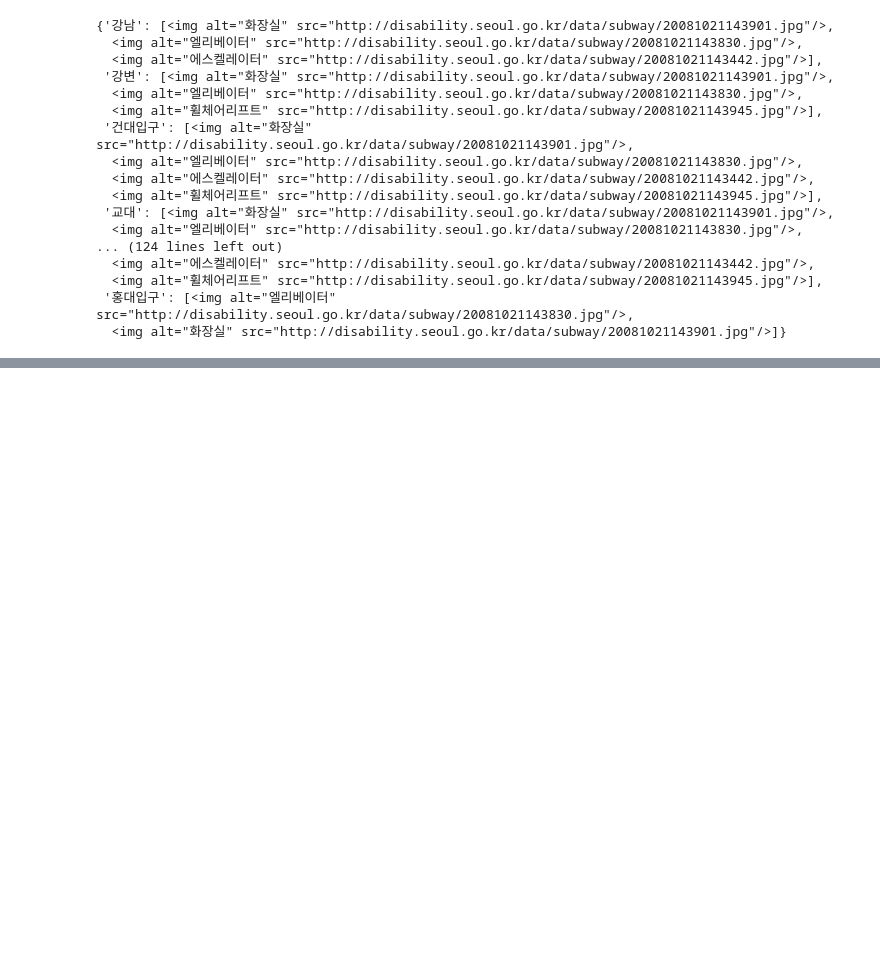
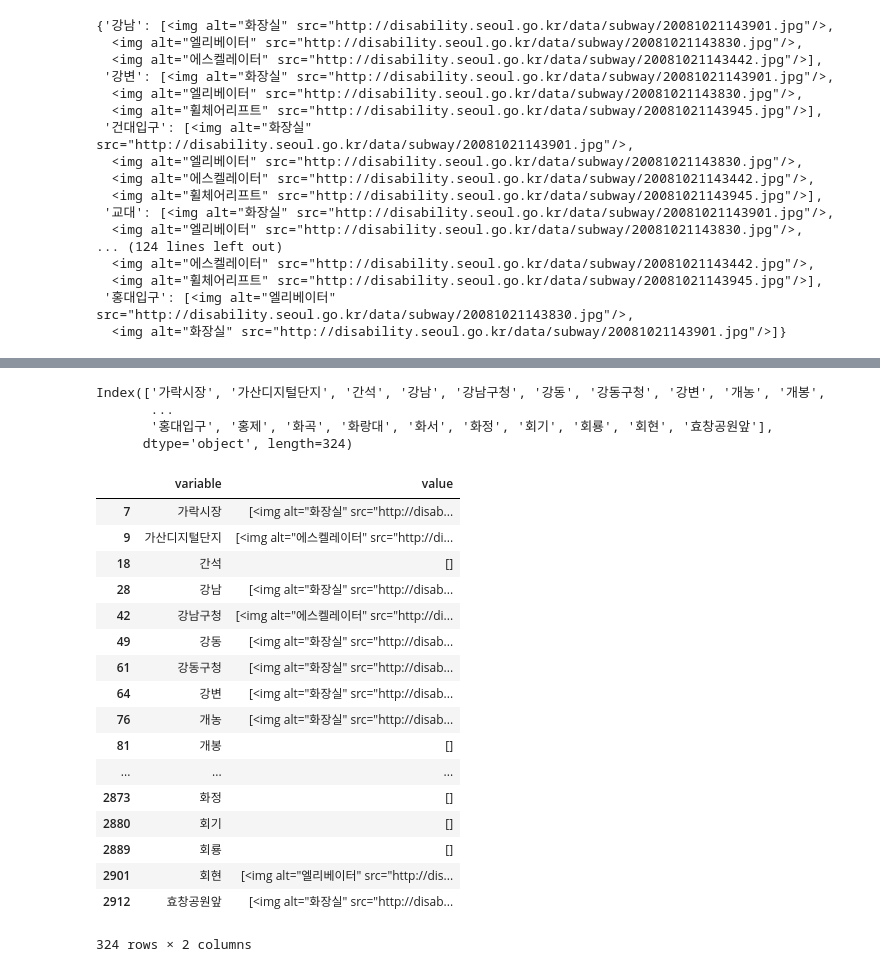
Before and after one commit to BigDataCampus/fresh, a Jupyter notebook: 180729(Sun)_Subway_juntaek.ipynb, the cells around one changed output, grey strips where cells are left out. Cells and saved outputs as stored; diff of their text form; code cells hidden in the pictures; blank space fills up the shorter version.

```diff
--- a/180729(Sun)_Subway_juntaek.ipynb
+++ b/180729(Sun)_Subway_juntaek.ipynb
@@ -171,0 +281,2 @@ result[1]
+# %%
+data = DataFrame(result)
@@ -171,0 +297,11 @@ result[1]
+# %%
+data.columns
+# %% [output]
+Index(['가락시장', '가산디지털단지', '간석', '강남', '강남구청', '강동', '강동구청', '강변', '개농', '개봉',
+       ...
+       '홍대입구', '홍제', '화곡', '화랑대', '화서', '화정', '회기', '회룡', '회현', '효창공원앞'],
+      dtype='object', length=324)
+# %%
+data = data.melt()
+# %%
+data.dropna(inplace=True)
@@ -171,0 +310,21 @@ result[1]
+# %%
+data
+# %% [output]
+|  | variable | value |
+| 7 | 가락시장 | [<img alt="화장실" src="http://disab... |
+| 9 | 가산디지털단지 | [<img alt="에스켈레이터" src="http://di... |
+| 18 | 간석 | [] |
+| 28 | 강남 | [<img alt="화장실" src="http://disab... |
+| 42 | 강남구청 | [<img alt="에스켈레이터" src="http://di... |
+| 49 | 강동 | [<img alt="화장실" src="http://disab... |
+| 61 | 강동구청 | [<img alt="화장실" src="http://disab... |
+| 64 | 강변 | [<img alt="화장실" src="http://disab... |
+| 76 | 개농 | [<img alt="화장실" src="http://disab... |
+| 81 | 개봉 | [] |
+| ... | ... | ... |
+| 2873 | 화정 | [] |
+| 2880 | 회기 | [] |
+| 2889 | 회룡 | [] |
+| 2901 | 회현 | [<img alt="엘리베이터" src="http://dis... |
+| 2912 | 효창공원앞 | [<img alt="화장실" src="http://disab... |
+324 rows × 2 columns
```
Also changed, not shown: parts of 58 cells of this notebook, 1 other file.
